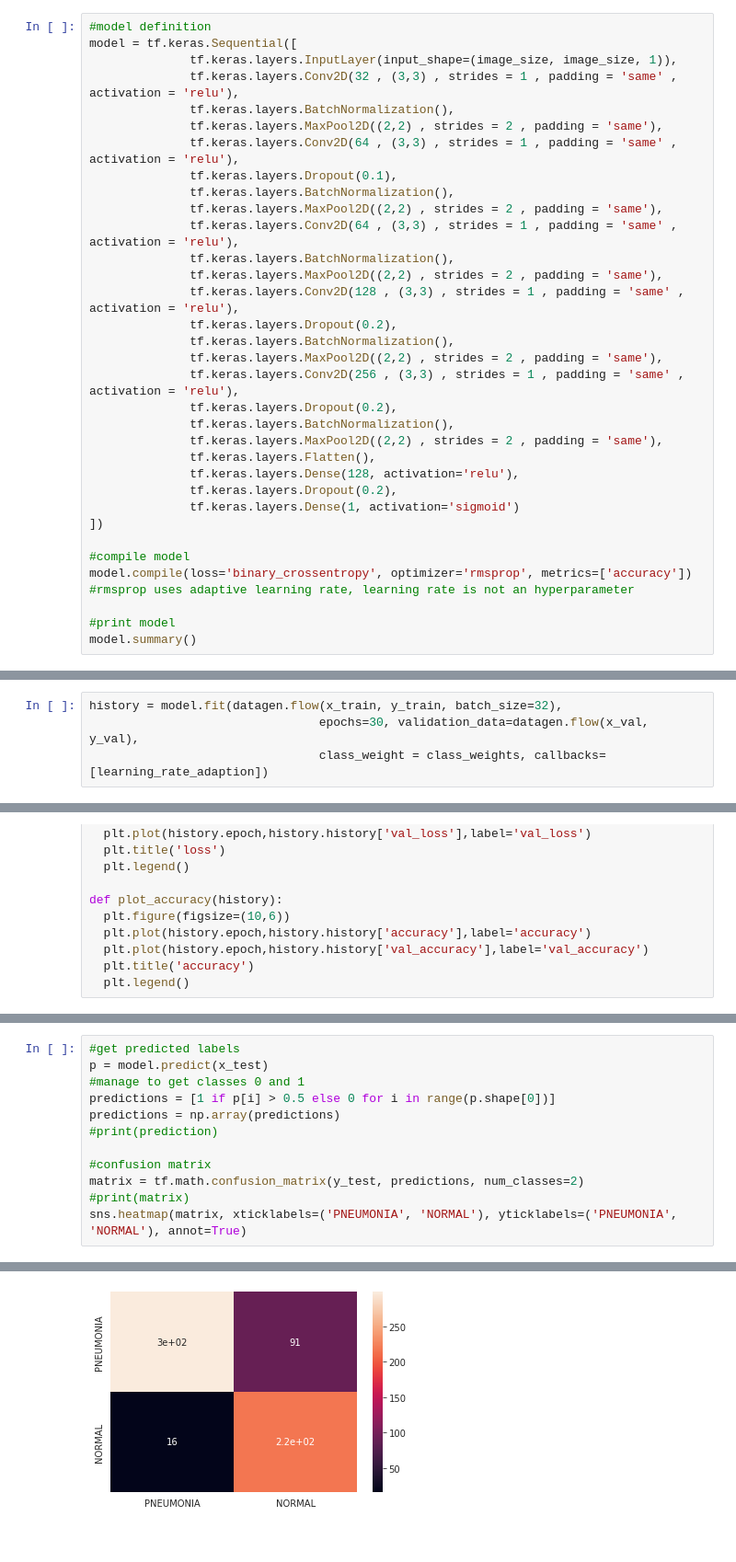
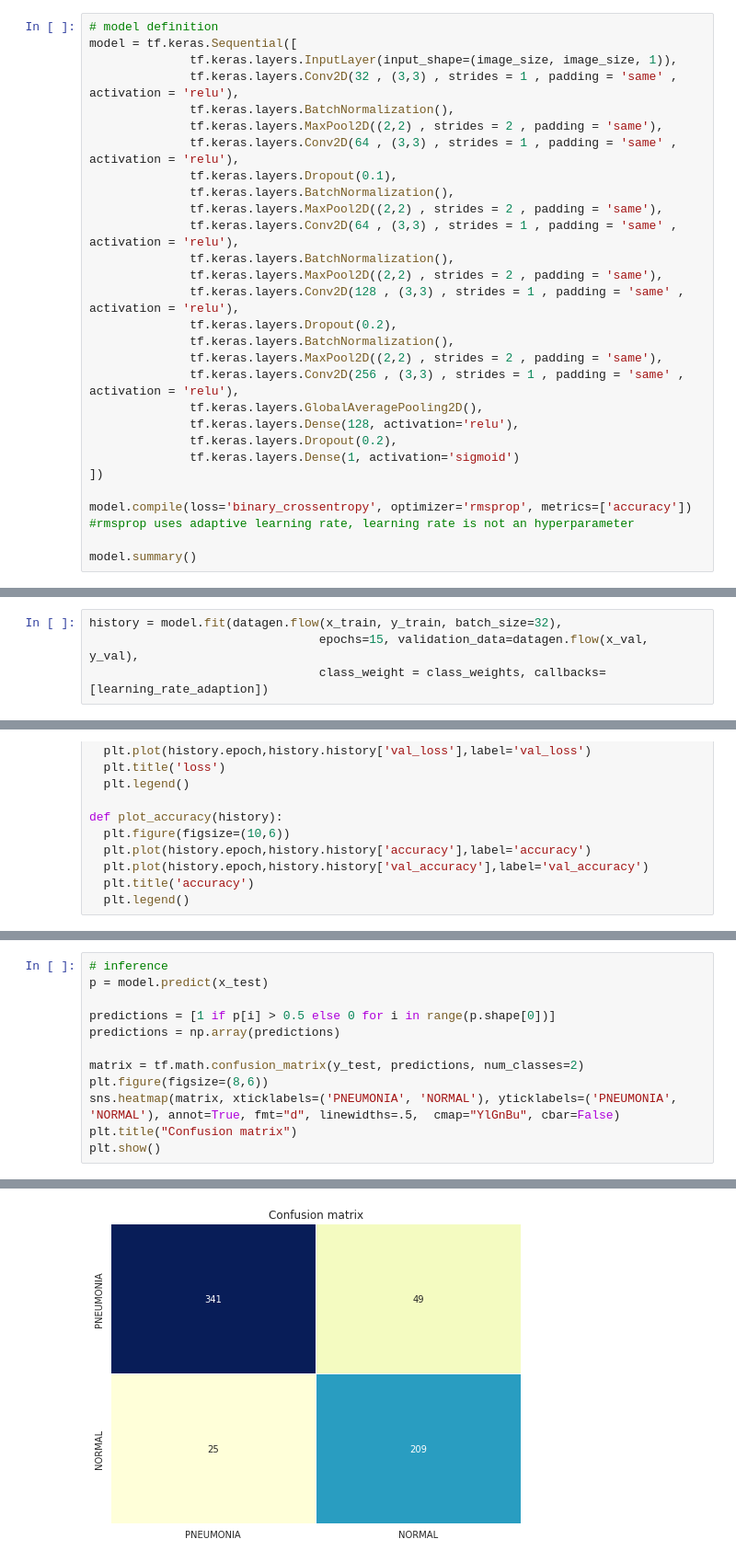
Before and after one commit to AlbertoZerbinati/pneumonia-xray-detection, a Jupyter notebook: pneumonia.ipynb, the cells around one changed output, grey strips where cells are left out. Shown at 92% size. Saved outputs shown, nothing was run; the diff lists cells and outputs as text.

```diff
--- a/pneumonia.ipynb
+++ b/pneumonia.ipynb
@@ -247,6 +252,6 @@ learning_rate_adaption = ReduceLROnPlateau(monitor='val_accuracy', patience = 2,
 Simple CNN with a convolutional layer, a maxpool layer, a dense layer of 100 neurons and a single terminal neuron
 # %%
-#model definition
+# model definition
 model = tf.keras.Sequential([
               tf.keras.layers.InputLayer(input_shape=(image_size, image_size, 1)),
               tf.keras.layers.Conv2D(32 , (3,3) , strides = 1 , padding = 'same' , activation = 'relu'),
@@ -264,19 +269,14 @@ model = tf.keras.Sequential([
               tf.keras.layers.BatchNormalization(),
               tf.keras.layers.MaxPool2D((2,2) , strides = 2 , padding = 'same'),
               tf.keras.layers.Conv2D(256 , (3,3) , strides = 1 , padding = 'same' , activation = 'relu'),
-              tf.keras.layers.Dropout(0.2),
-              tf.keras.layers.BatchNormalization(),
-              tf.keras.layers.MaxPool2D((2,2) , strides = 2 , padding = 'same'),
-              tf.keras.layers.Flatten(),
+              tf.keras.layers.GlobalAveragePooling2D(),
               tf.keras.layers.Dense(128, activation='relu'),
               tf.keras.layers.Dropout(0.2),
               tf.keras.layers.Dense(1, activation='sigmoid')
 ])
 
-#compile model
 model.compile(loss='binary_crossentropy', optimizer='rmsprop', metrics=['accuracy']) #rmsprop uses adaptive learning rate, learning rate is not an hyperparameter
 
-#print model
 model.summary()
 # %% [output]
 Model: "sequential"
@@ -318,5 +326,5 @@ Model training
 # %%
 history = model.fit(datagen.flow(x_train, y_train, batch_size=32),
-                                epochs=30, validation_data=datagen.flow(x_val, y_val),
+                                epochs=15, validation_data=datagen.flow(x_val, y_val),
                                 class_weight = class_weights, callbacks=[learning_rate_adaption])
 # %% [output]
@@ -379,13 +485,13 @@ Confusion Matrix
 # %%
-#get predicted labels
+# inference
 p = model.predict(x_test)
-#manage to get classes 0 and 1
+
 predictions = [1 if p[i] > 0.5 else 0 for i in range(p.shape[0])]
 predictions = np.array(predictions)
-#print(prediction)
 
-#confusion matrix
 matrix = tf.math.confusion_matrix(y_test, predictions, num_classes=2)
-#print(matrix)
-sns.heatmap(matrix, xticklabels=('PNEUMONIA', 'NORMAL'), yticklabels=('PNEUMONIA', 'NORMAL'), annot=True)
+plt.figure(figsize=(8,6))
+sns.heatmap(matrix, xticklabels=('PNEUMONIA', 'NORMAL'), yticklabels=('PNEUMONIA', 'NORMAL'), annot=True, fmt="d", linewidths=.5,  cmap="YlGnBu", cbar=False)
+plt.title("Confusion matrix")
+plt.show()
 # %% [output]
@@ -393 +498 @@ sns.heatmap(matrix, xticklabels=('PNEUMONIA', 'NORMAL'), yticklabels=('PNEUMONIA
-[figure, old version]
+[figure, new version]
```
Also changed, not shown: parts of 43 cells of this notebook, 1 other file.
